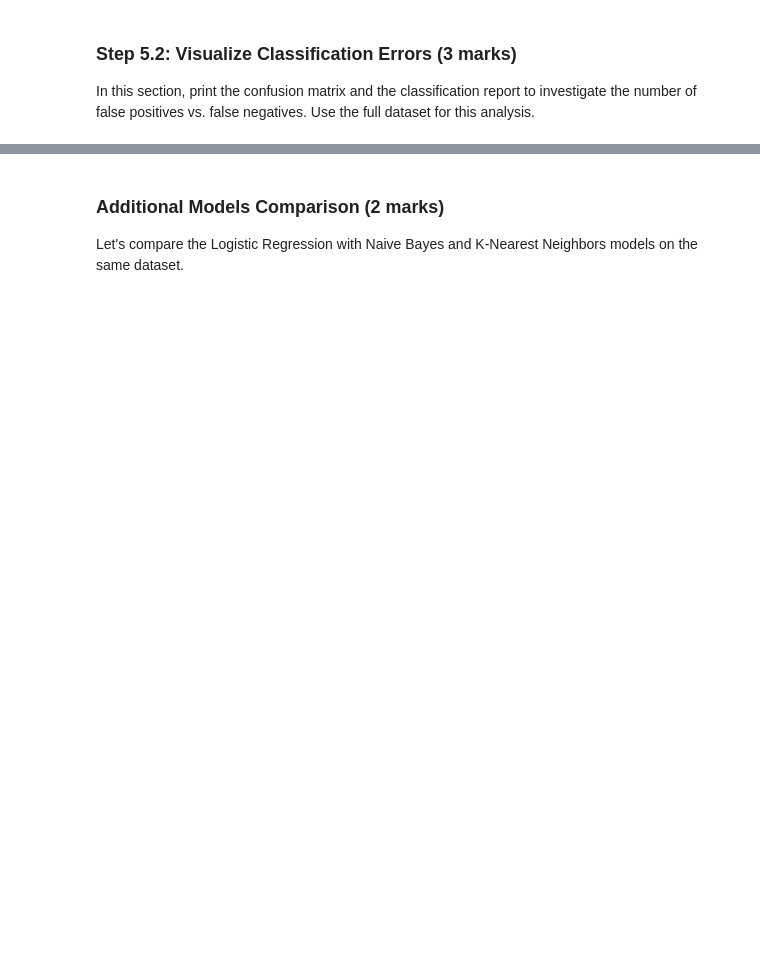
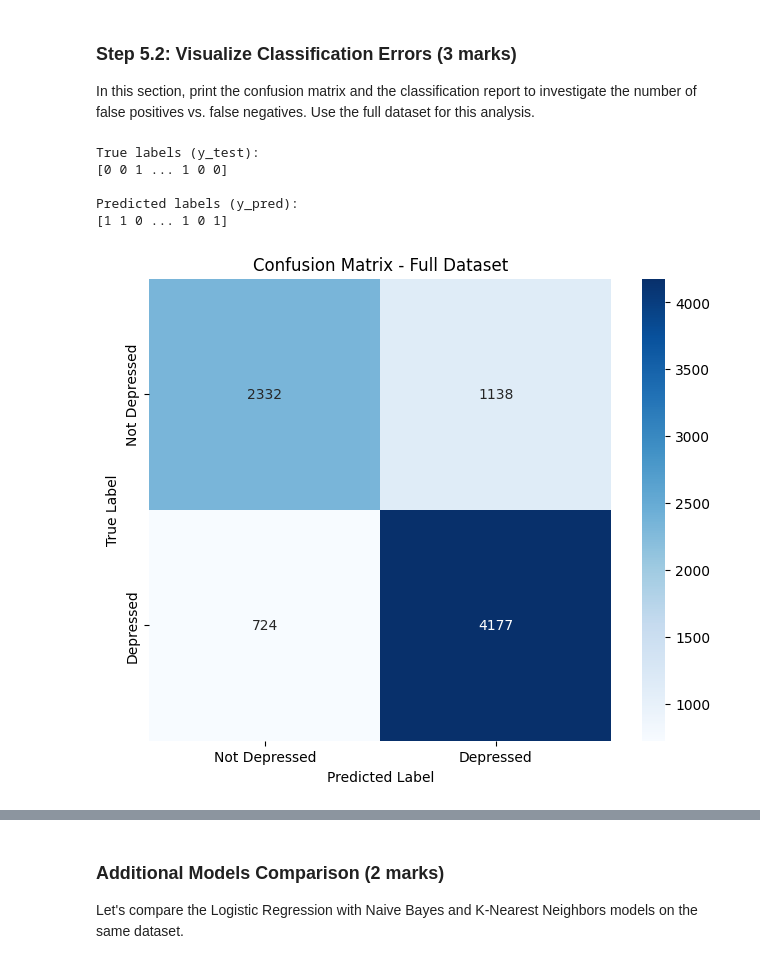
Before and after one commit to HemenSamadi/ENGG680_2025_Fall, a Jupyter notebook: Lab_Assignment2/Assignment2_Upload.ipynb, the cells around one changed output, grey strips where cells are left out. Cells and saved outputs as stored; diff of their text form; code cells hidden in the pictures; blank space fills up the shorter version.

```diff
--- a/Lab_Assignment2/Assignment2_Upload.ipynb
+++ b/Lab_Assignment2/Assignment2_Upload.ipynb
@@ -668,29 +867,48 @@ print(results)
 In this section, print the confusion matrix and the classification report to investigate the number of false positives vs. false negatives. Use the full dataset for this analysis.
 # %%
 # Retrieve target vector and predicted values for testing set using full dataset
-# (1 marks)
+X_train, X_test, y_train, y_test = evaluate_model(X, y, "Full Dataset")
+y_pred = model.predict(X_test)
+
+y_test_true = y_test
+y_test_pred = model.predict(X_test)
+
+print("True labels (y_test):")
+print(y_test_true.values)
+
+print("\nPredicted labels (y_pred):")
+print(y_test_pred)
+
 # Note: 70% training set, 30% testing set
+# %% [output]
+True labels (y_test):
+[0 0 1 ... 1 0 0]
+
+Predicted labels (y_pred):
+[1 1 0 ... 1 0 1]
 # %%
 from sklearn.metrics import confusion_matrix
 # Calculate confusion matrix: confusion_matrix()
-# (1 marks)
+conf_mat = confusion_matrix(y_test, y_pred)
 
 
 
 # Print confusion matrix using a heatmap: sns.heatmap()
 plt.figure(figsize=(8, 6))
 sns.heatmap(conf_mat,
            xticklabels=['Not Depressed', 'Depressed'],
            yticklabels=['Not Depressed', 'Depressed'],
            square=True,
            annot=True,
            cbar=True,
            fmt='d',
            cmap='Blues')
-plt.xlabel(   )
-plt.ylabel(   )
-plt.title(   )
+plt.xlabel("Predicted Label")
+plt.ylabel("True Label")
+plt.title("Confusion Matrix - Full Dataset")
 plt.show()
+# %% [output]
+[figure, added]
 # %%
 from sklearn.metrics import classification_report
 # Print classification report: classification_report()
```
Also changed, not shown: parts of 50 cells of this notebook.
